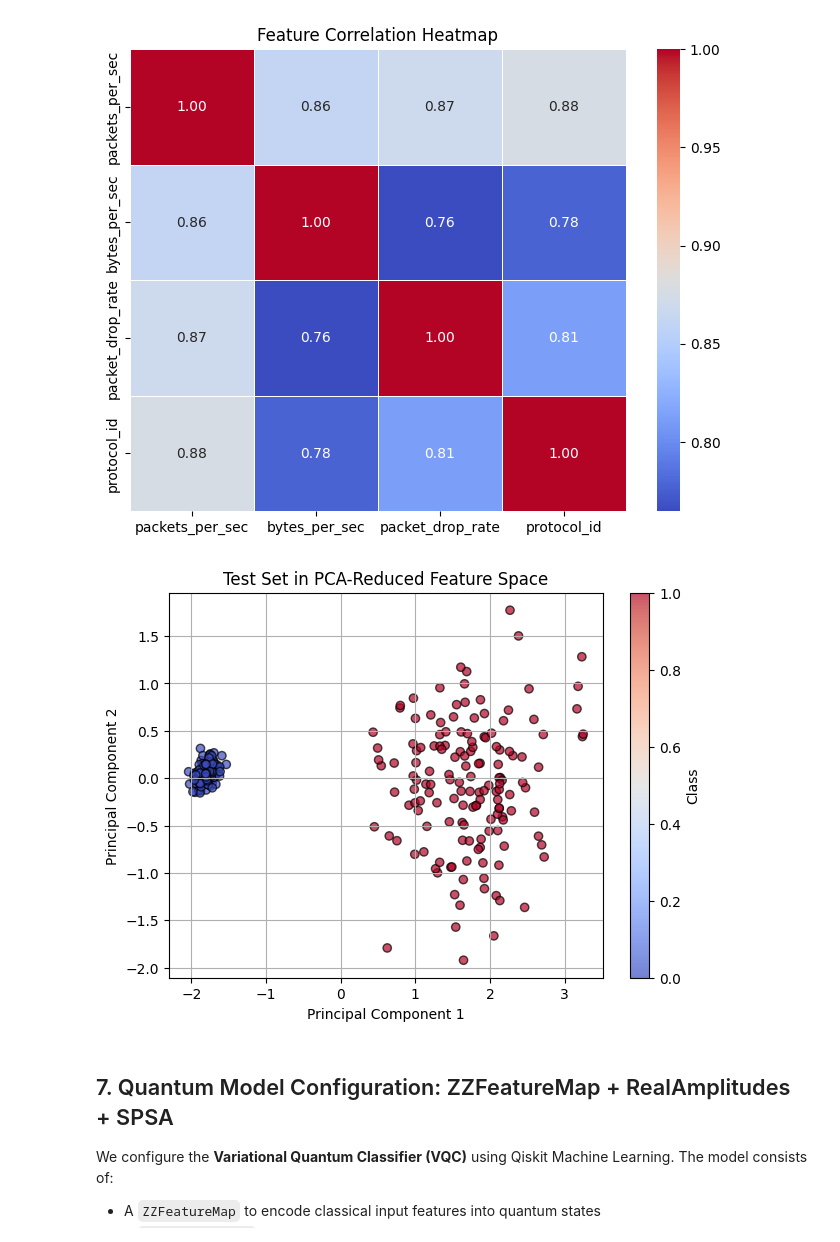
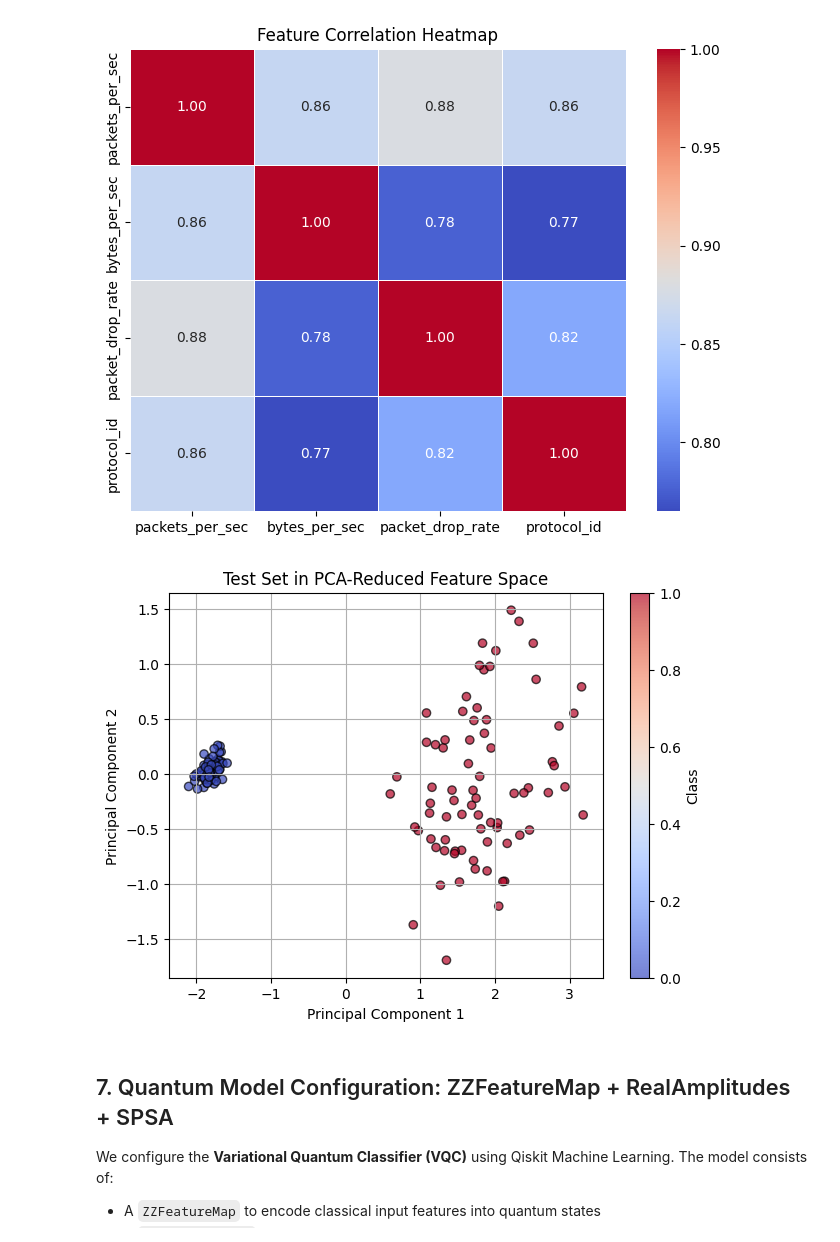
Before and after one commit to Mir-Ilham/SQA-2026-Quantum-Based-Network-Anomaly-Detection-VQC, a Jupyter notebook: Working_Copy_Quantum_Based_Anomaly_Detection_VQC 2026.ipynb, the cells around one changed output. Cells and saved outputs as stored; diff of their text form; code cells hidden in the pictures.

```diff
--- a/Working_Copy_Quantum_Based_Anomaly_Detection_VQC 2026.ipynb
+++ b/Working_Copy_Quantum_Based_Anomaly_Detection_VQC 2026.ipynb
@@ -41,0 +44,28 @@ No internal changes are made to Qiskit’s VQC or underlying quantum components.
+# %%
+import json
+from pathlib import Path
+
+# ----------------------------
+# Experiment Parameters
+# ----------------------------
+params = {
+    'run': 4,
+    'description': "Number of samples set to 500",
+    'random_seed': 42,
+    'n_samples': 500,
+    'anomaly_ratio': 0.5,
+    'test_size': 0.3,
+    'maxiter': 100,
+}
+
+# Dictionary to collect metrics for all models
+metrics = {}
+metrics['run'] = params['run']
+metrics['description'] = params['description']
+
+# OUTPUT Folder Paths
+PROJECT_ROOT = Path.cwd()   # assumes notebook is run from project root
+EXPERIMENTS_DIR = PROJECT_ROOT / "experiments"
+RESULTS_DIR = PROJECT_ROOT / "results" / f"run{params['run']}"
+
+RESULTS_DIR.mkdir(parents=True, exist_ok=True)
@@ -44,15 +113,13 @@ No internal changes are made to Qiskit’s VQC or underlying quantum components.
 
 We simulate structured time-based snapshots of network traffic for classification.
 # %%
-# !pip install -U qiskit qiskit-aer qiskit-machine-learning qiskit-algorithms
-# !pip install pylatexenc matplotlib pydot latex
 import numpy as np
 import pandas as pd
 import matplotlib.pyplot as plt
 import seaborn as sns
 
 # Reproducibility
-np.random.seed(42)
+np.random.seed(params['random_seed'])
 
 def generate_network_traffic_data(n_samples=1000, anomaly_ratio=0.5):
     n_anomalous = int(n_samples * anomaly_ratio)
@@ -80,7 +147,7 @@ def generate_network_traffic_data(n_samples=1000, anomaly_ratio=0.5):
     return pd.DataFrame(X, columns=["packets_per_sec", "bytes_per_sec", "packet_drop_rate", "protocol_id"]), y
 
 # Generate dataset
-X_df, y = generate_network_traffic_data(n_samples=1000, anomaly_ratio=0.5)
+X_df, y = generate_network_traffic_data(n_samples=params['n_samples'], anomaly_ratio=params['anomaly_ratio'])
 # %% [markdown]
 ## 5. Preprocessing Pipeline
 
@@ -91,7 +158,7 @@ from sklearn.preprocessing import StandardScaler
 from sklearn.model_selection import train_test_split
 
 # Train/test split
-X_train, X_test, y_train, y_test = train_test_split(X_df, y, test_size=0.3, stratify=y, random_state=42)
+X_train, X_test, y_train, y_test = train_test_split(X_df, y, test_size=params['test_size'], stratify=y, random_state=params['random_seed'])
 
 # Scale features
 scaler = StandardScaler()
@@ -123,20 +198,24 @@ plt.show()
 # %%
 from sklearn.decomposition import PCA
 
 pca = PCA(n_components=2)
 X_train_pca = pca.fit_transform(X_train_scaled)
 X_test_pca = pca.transform(X_test_scaled)
 
 plt.figure(figsize=(7, 5))
 plt.scatter(X_test_pca[:, 0], X_test_pca[:, 1], c=y_test, cmap='coolwarm', edgecolor='k', alpha=0.7)
 plt.title("Test Set in PCA-Reduced Feature Space")
 plt.xlabel("Principal Component 1")
 plt.ylabel("Principal Component 2")
 plt.grid(True)
 plt.colorbar(label='Class')
+
+plot_path = RESULTS_DIR / "PCA.png"
+plt.savefig(plot_path, dpi=300, bbox_inches='tight')
+
 plt.show()
 # %% [output]
-[figure, old version]
+[figure, new version]
 # %% [markdown]
 
 ## 7. Quantum Model Configuration: ZZFeatureMap + RealAmplitudes + SPSA
```
Also changed, not shown: parts of 30 cells of this notebook, 44 other files.
